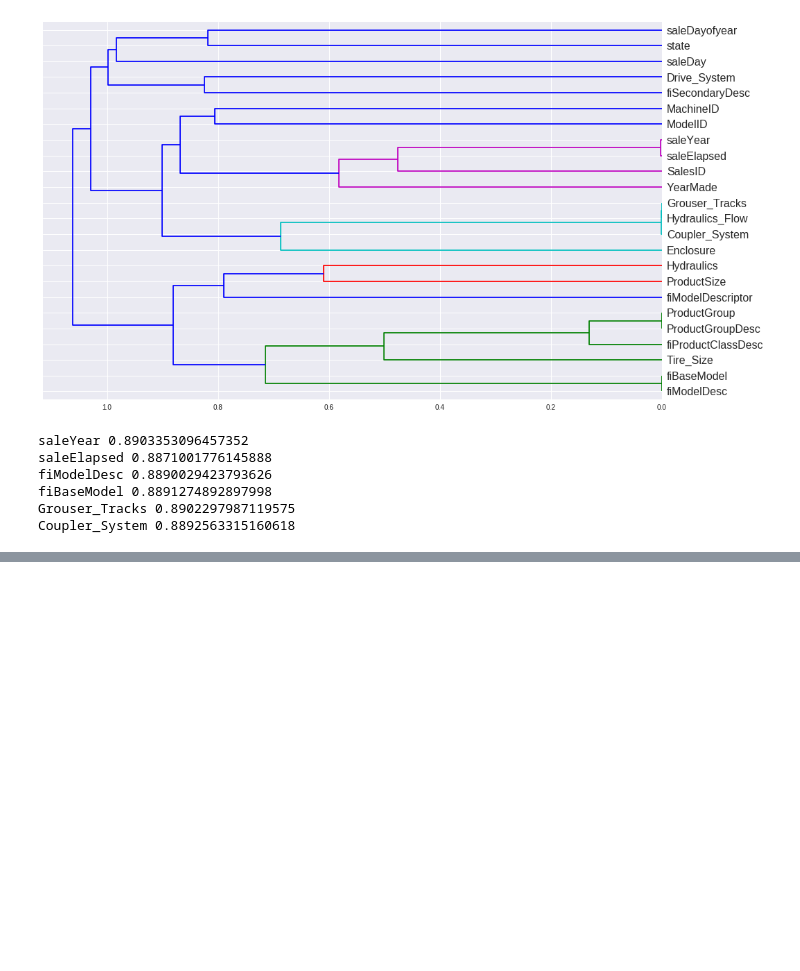
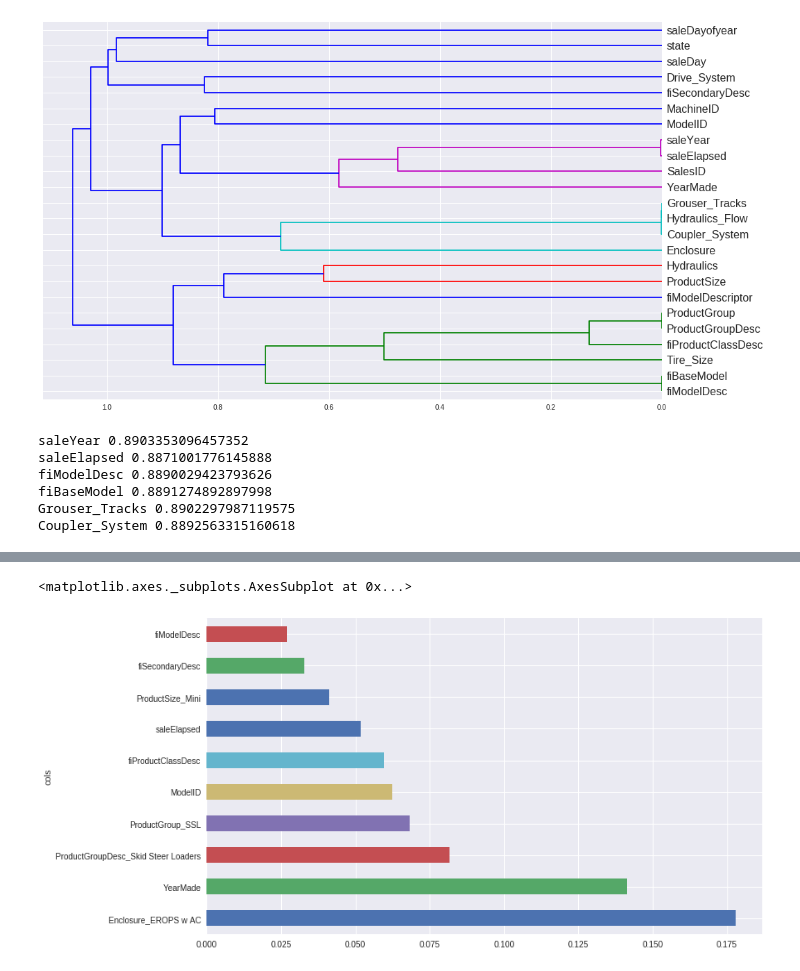
Before and after one commit to s-r-aman/machine_learning_playground, a Jupyter notebook: fastdotai/blue_book_for_bulldozer.ipynb, the cells around one changed output, grey strips where cells are left out. Saved outputs shown, nothing was run; the diff lists cells and outputs as text; code cells hidden in the pictures; blank space fills up the shorter version.

```diff
--- a/fastdotai/blue_book_for_bulldozer.ipynb
+++ b/fastdotai/blue_book_for_bulldozer.ipynb
@@ -690,0 +730,18 @@ X_train, X_valid = split_vals(df_keep, n_trn)
+# %%
+df_trn2, y_trn, nas = proc_df(df, 'SalePrice', max_n_cat=7)
+n_trn = len(df_trn2) - 12000
+X_train, X_valid = give_vals(df_trn2)
+y_train, y_valid = give_vals(y_trn)
+m = RandomForestRegressor(
+    n_estimators=40,
+    min_samples_leaf=3,
+    max_features=0.6,
+    n_jobs=-1
+)
+m.fit(X_train, y_train);
+# df_trn2.shape, y_trn.shape
+# %%
+plot_fi(rf_feat_importance(m, df_trn2)[:10])
+# %% [output]
+<matplotlib.axes._subplots.AxesSubplot at 0x...>
+[figure, added]
```
Also changed, not shown: parts of 26 cells of this notebook.
